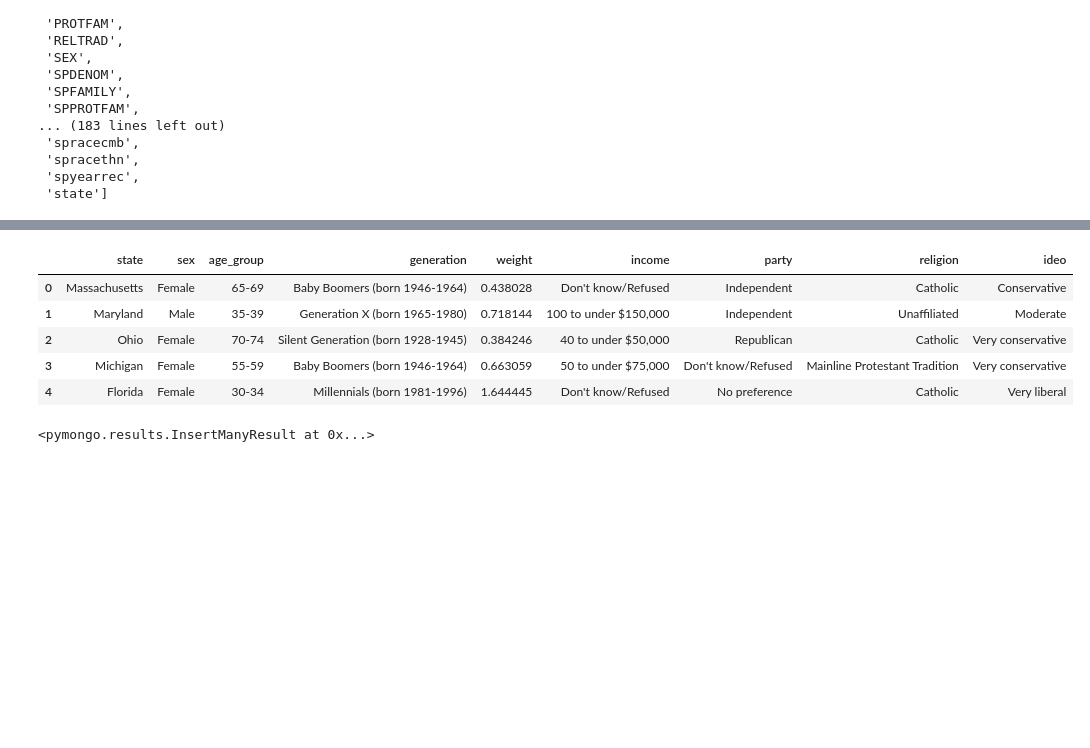
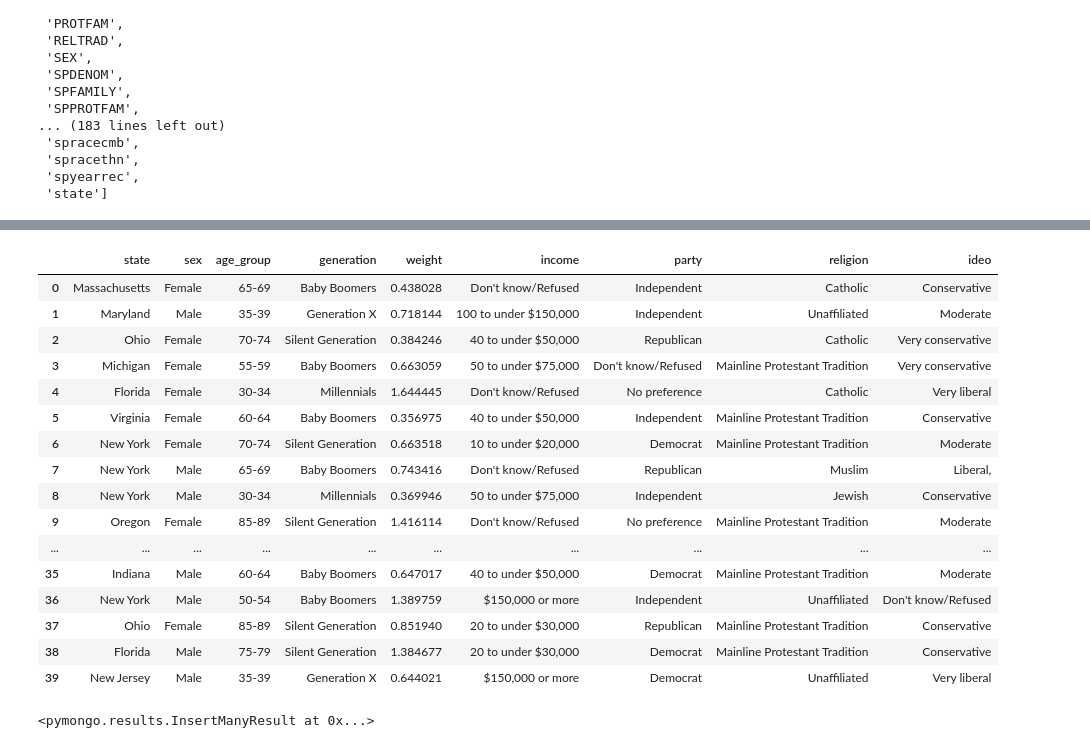
Before and after one commit to todom86/Project2, a Jupyter notebook: src/data/data.ipynb, the cells around one changed output, grey strips where cells are left out. Drawn from its saved outputs; the diff is of its cells as text; code cells hidden in the pictures; blank space fills up the shorter version.

```diff
--- a/src/data/data.ipynb
+++ b/src/data/data.ipynb
@@ -59,19 +70,36 @@ cleaning.head()
 # %%
-cleaning['income'] = cleaning['income'].map(lambda x: x.replace(' (VOL)', ''))
-cleaning['party'] = cleaning['party'].map(lambda x: x.replace(' (VOL)', ''))
-cleaning['ideo'] = cleaning['ideo'].map(lambda x: x.replace(' ?', ''))
+cleaning['income'] = cleaning['income'].map(lambda x: x.replace('(VOL) ', ''))
+cleaning['party'] = cleaning['party'].map(lambda x: x.replace('(VOL) ', ''))
+cleaning['ideo'] = cleaning['ideo'].map(lambda x: x.replace('?', ''))
 cleaning['ideo'] = cleaning['ideo'].map(lambda x: x.replace(' OR', ''))
-cleaning['age_group'] = cleaning['age_group'].map(lambda x: x.replace(' Age', ''))
+cleaning['ideo'] = cleaning['ideo'].map(lambda x: x.replace('(VOL) ', ''))
+cleaning['age_group'] = cleaning['age_group'].map(lambda x: x.replace('Age ', ''))
 cleaning['religion'] = cleaning['religion'].map(lambda x: x.replace(' - no information on religious identity', ''))
 cleaning['religion'] = cleaning['religion'].map(lambda x: x.replace(' (religious "nones")', ''))
-cleaning.head()
+cleaning['generation'] = cleaning['generation'].map(lambda x: x.replace(' (born 1946-1964)', ''))
+cleaning['generation'] = cleaning['generation'].map(lambda x: x.replace(' (born 1965-1980)', ''))
+cleaning['generation'] = cleaning['generation'].map(lambda x: x.replace(' (born 1981-1996)', ''))
+cleaning['generation'] = cleaning['generation'].map(lambda x: x.replace(' (born 1928-1945)', ''))
+cleaning['generation'] = cleaning['generation'].map(lambda x: x.replace(' (born before 1928)', ''))
+cleaning.head(40)
 # %% [output]
 |  | state | sex | age_group | generation | weight | income | party | religion | ideo |
-| 0 | Massachusetts | Female | 65-69 | Baby Boomers (born 1946-1964) | 0.438028 | Don't know/Refused | Independent | Catholic | Conservative |
-| 1 | Maryland | Male | 35-39 | Generation X (born 1965-1980) | 0.718144 | 100 to under $150,000 | Independent | Unaffiliated | Moderate |
-| 2 | Ohio | Female | 70-74 | Silent Generation (born 1928-1945) | 0.384246 | 40 to under $50,000 | Republican | Catholic | Very conservative |
-| 3 | Michigan | Female | 55-59 | Baby Boomers (born 1946-1964) | 0.663059 | 50 to under $75,000 | Don't know/Refused | Mainline Protestant Tradition | Very conservative |
-| 4 | Florida | Female | 30-34 | Millennials (born 1981-1996) | 1.644445 | Don't know/Refused | No preference | Catholic | Very liberal |
+| 0 | Massachusetts | Female | 65-69 | Baby Boomers | 0.438028 | Don't know/Refused | Independent | Catholic | Conservative |
+| 1 | Maryland | Male | 35-39 | Generation X | 0.718144 | 100 to under $150,000 | Independent | Unaffiliated | Moderate |
+| 2 | Ohio | Female | 70-74 | Silent Generation | 0.384246 | 40 to under $50,000 | Republican | Catholic | Very conservative |
+| 3 | Michigan | Female | 55-59 | Baby Boomers | 0.663059 | 50 to under $75,000 | Don't know/Refused | Mainline Protestant Tradition | Very conservative |
+| 4 | Florida | Female | 30-34 | Millennials | 1.644445 | Don't know/Refused | No preference | Catholic | Very liberal |
+| 5 | Virginia | Female | 60-64 | Baby Boomers | 0.356975 | 40 to under $50,000 | Independent | Mainline Protestant Tradition | Conservative |
+| 6 | New York | Female | 70-74 | Silent Generation | 0.663518 | 10 to under $20,000 | Democrat | Mainline Protestant Tradition | Moderate |
+| 7 | New York | Male | 65-69 | Baby Boomers | 0.743416 | Don't know/Refused | Republican | Muslim | Liberal, |
+| 8 | New York | Male | 30-34 | Millennials | 0.369946 | 50 to under $75,000 | Independent | Jewish | Conservative |
+| 9 | Oregon | Female | 85-89 | Silent Generation | 1.416114 | Don't know/Refused | No preference | Mainline Protestant Tradition | Moderate |
+| ... | ... | ... | ... | ... | ... | ... | ... | ... | ... |
+| 35 | Indiana | Male | 60-64 | Baby Boomers | 0.647017 | 40 to under $50,000 | Democrat | Mainline Protestant Tradition | Moderate |
+| 36 | New York | Male | 50-54 | Baby Boomers | 1.389759 | $150,000 or more | Independent | Unaffiliated | Don't know/Refused |
+| 37 | Ohio | Female | 85-89 | Silent Generation | 0.851940 | 20 to under $30,000 | Republican | Mainline Protestant Tradition | Conservative |
+| 38 | Florida | Male | 75-79 | Silent Generation | 1.384677 | 20 to under $30,000 | Democrat | Mainline Protestant Tradition | Conservative |
+| 39 | New Jersey | Male | 35-39 | Generation X | 0.644021 | $150,000 or more | Democrat | Unaffiliated | Very liberal |
 # %%
 conn = 'mongodb://localhost:27017'
 client = pymongo.MongoClient(conn)
```
Also changed, not shown: parts of 2 cells of this notebook, 2 other files.
